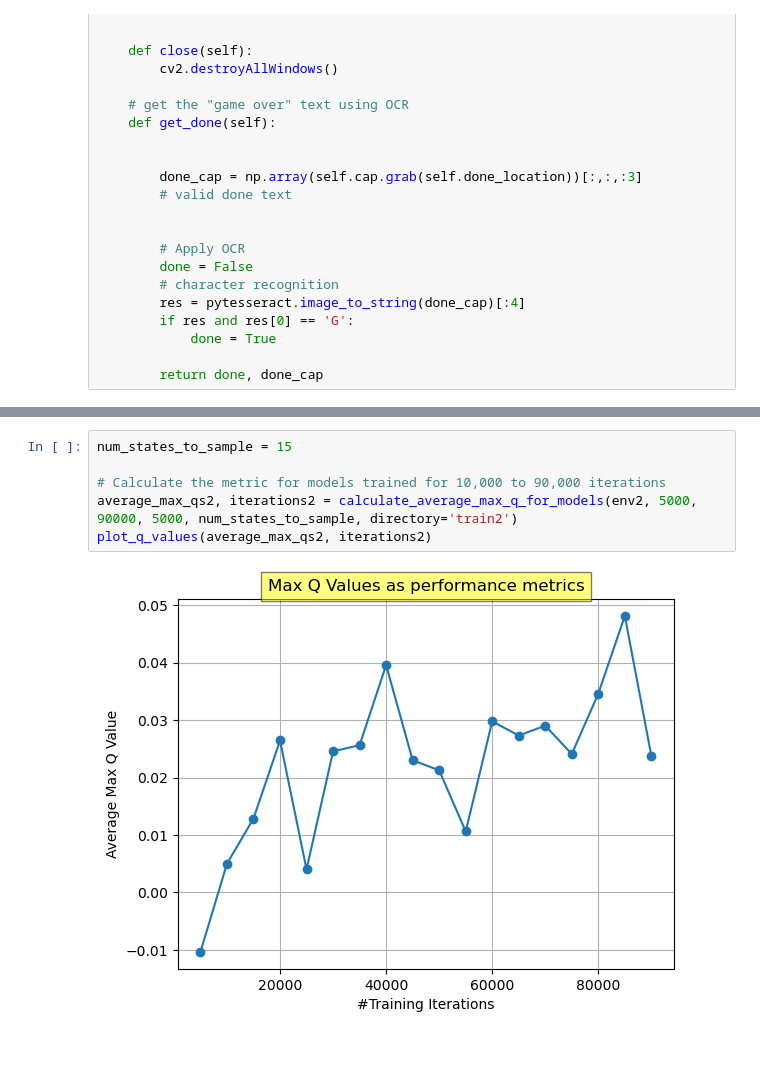
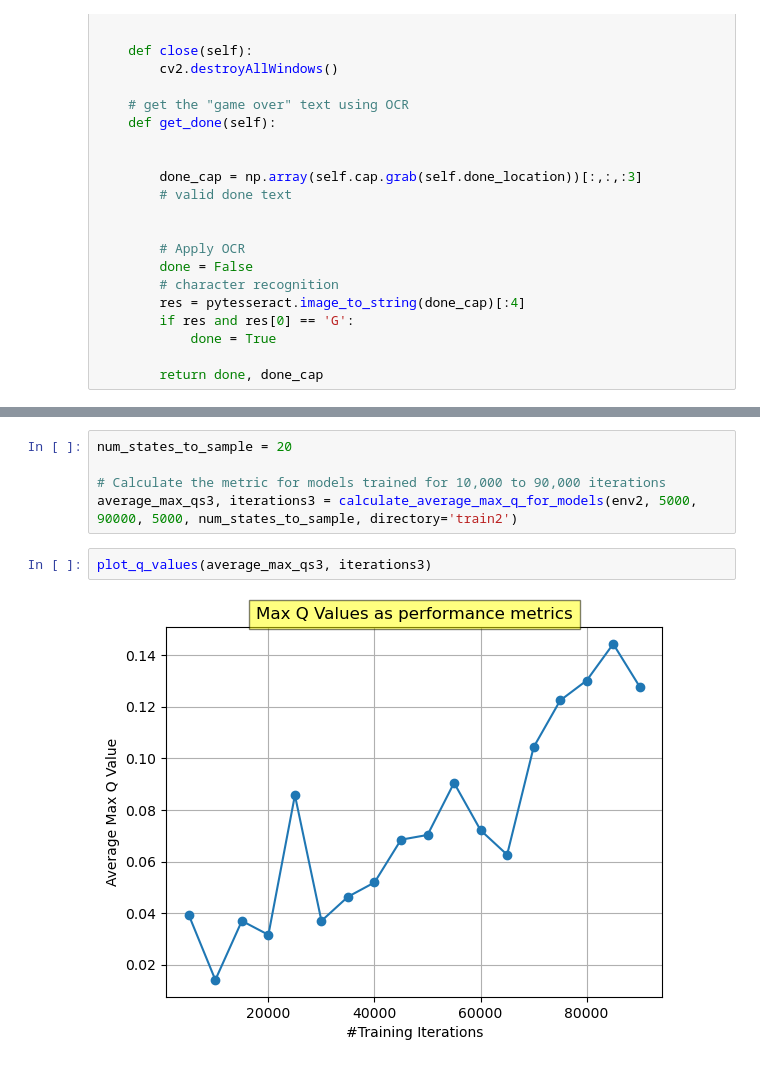
Before and after one commit to eno-sim/RL_project, a Jupyter notebook: chrome_rino.ipynb, the cells around one changed output, grey strips where cells are left out. Cells and saved outputs as stored; diff of their text form.

```diff
--- a/chrome_rino.ipynb
+++ b/chrome_rino.ipynb
@@ -532,8 +537,9 @@ plot_average_rewards(avg_rewards2, iterations2)
 # %%
-num_states_to_sample = 15
+num_states_to_sample = 20
 
 # Calculate the metric for models trained for 10,000 to 90,000 iterations
-average_max_qs2, iterations2 = calculate_average_max_q_for_models(env2, 5000, 90000, 5000, num_states_to_sample, directory='train2')
-plot_q_values(average_max_qs2, iterations2)
+average_max_qs3, iterations3 = calculate_average_max_q_for_models(env2, 5000, 90000, 5000, num_states_to_sample, directory='train2')
-# %% [output]
-[figure, removed]
+# %%
+plot_q_values(average_max_qs3, iterations3)
+# %% [output]
+[figure, added]
```
Also changed, not shown: parts of 39 cells of this notebook, 55 other files.
